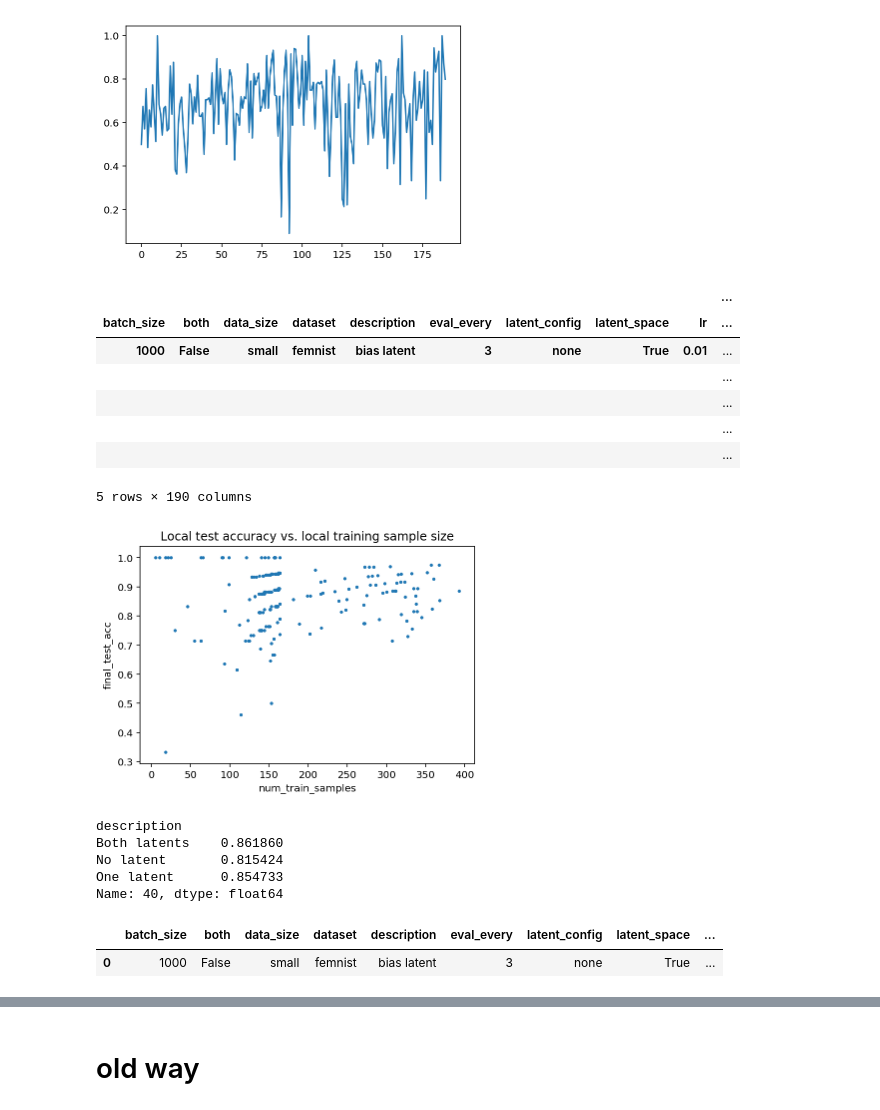
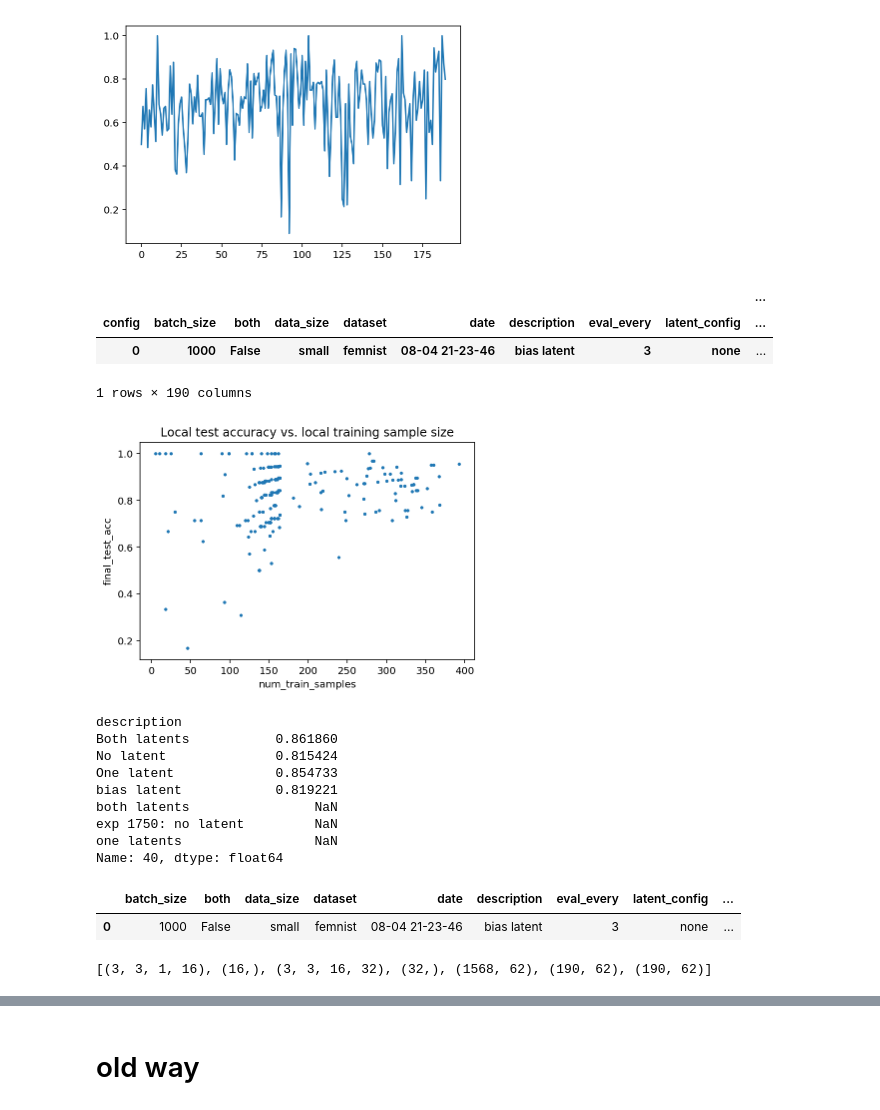
Before and after one commit to milesaturpin/latent-variable-nn, a Jupyter notebook: notebooks/femnist_results.ipynb, the cells around one changed output, grey strips where cells are left out. Cells and saved outputs as stored; diff of their text form; code cells hidden in the pictures.

```diff
--- a/notebooks/femnist_results.ipynb
+++ b/notebooks/femnist_results.ipynb
@@ -56,11 +56,14 @@ for exp_dir in directories:
     # Merge training stats csv's
     training_stats_files = !cd {exp_path}; ls -d -- training_stats*
     df_list = []
-    for file in training_stats_files:
-        df_list.append(pd.read_csv(os.path.join(exp_path, file)))
-    df = pd.concat(df_list)
-    df = df.set_index(['epoch', 'gid'])
-    results_df_list.append(df)
+    try:
+        for file in training_stats_files:
+            df_list.append(pd.read_csv(os.path.join(exp_path, file)))
+        df = pd.concat(df_list)
+        df = df.set_index(['epoch', 'gid'])
+        results_df_list.append(df)
+    except:
+        pass
 
     # load hyperparam json file
     with open(os.path.join(exp_path, 'hyperparams.json'),'r') as f:
@@ -124,11 +127,14 @@ for exp_dir in directories:
     # Merge training stats csv's
     training_stats_files = !cd {exp_path}; ls -d -- training_stats*
     df_list = []
-    for file in training_stats_files:
-        df_list.append(pd.read_csv(os.path.join(exp_path, file)))
-    df = pd.concat(df_list)
-    df = df.set_index(['epoch', 'gid'])
-    results_df_list.append(df)
+    try:
+        for file in training_stats_files:
+            df_list.append(pd.read_csv(os.path.join(exp_path, file)))
+        df = pd.concat(df_list)
+        df = df.set_index(['epoch', 'gid'])
+        results_df_list.append(df)
+    except:
+        pass
 
     # load hyperparam json file
     with open(os.path.join(exp_path, 'hyperparams.json'),'r') as f:
@@ -137,10 +143,17 @@ for exp_dir in directories:
         hyperparams.append(hyper)
         # Need this so can groupby later
         mod_hyper['z_dim'] = str(mod_hyper['z_dim'])
+        # clean up date string
+        mod_hyper['date'] = re.sub('_',' ', re.sub('/','', re.sub('2019-','',exp_dir)))
+
         if mod_hyper['seed'] is None:
             mod_hyper['seed']=-1
         if mod_hyper['description'] is None:
             mod_hyper['description']=-1
+        try:
+            mod_hyper['latent_config']
+        except:
+            mod_hyper['latent_config']='NA'
         mod_hyperparams.append(mod_hyper)
 
 config_df = pd.concat((pd.Series(param_dict) for param_dict in mod_hyperparams), axis=1).T
@@ -326,7 +334,7 @@ def inner_transpose(df):
 
 hyper_df = (
     config_df
-    .rename_axis(index='config')
+    .rename_axis('config', axis=0)
     .reset_index()
     .groupby(['config'] + list(config_df.columns))
     # query the results dataframe from config_df_list
@@ -335,30 +343,30 @@ hyper_df = (
     .apply(lambda df: results_df_list[df['config'].values[0]]['test_acc'].unstack())
     )
 # %%
-hyper_df.loc[0].head()
+hyper_df.head(1)
 # %% [output]
 |  |  |  |  |  |  |  |  |  | ... |
-| batch_size | both | data_size | dataset | description | eval_every | latent_config | latent_space | lr | ... |
-| 1000 | False | small | femnist | bias latent | 3 | none | True | 0.01 | ... |
-|  |  |  |  |  |  |  |  |  | ... |
-|  |  |  |  |  |  |  |  |  | ... |
-|  |  |  |  |  |  |  |  |  | ... |
-|  |  |  |  |  |  |  |  |  | ... |
+| config | batch_size | both | data_size | dataset | date | description | eval_every | latent_config | ... |
+| 0 | 1000 | False | small | femnist | 08-04 21-23-46 | bias latent | 3 | none | ... |
-5 rows × 190 columns
+1 rows × 190 columns
 # %%
-config_num = 8
+config_num = 0
 pd.concat([hyper_df.loc[config_num].tail(1).reset_index(drop=True).T[0].rename('final_test_acc'),
            samples_per_writer], axis=1).plot.scatter(x='num_train_samples', y='final_test_acc', s=5)
 plt.title('Local test accuracy vs. local training sample size');
 # %% [output]
-[figure, old version]
+[figure, new version]
 # %%
-hyper_df.pipe(inner_transpose).groupby(level=5).mean()[40]
+hyper_df.pipe(inner_transpose).groupby(level=6).mean()[40]
 # %% [output]
 description
-Both latents    0.861860
-No latent       0.815424
-One latent      0.854733
+Both latents           0.861860
+No latent              0.815424
+One latent             0.854733
+bias latent            0.819221
+both latents                NaN
+exp 1750: no latent         NaN
+one latents                 NaN
 Name: 40, dtype: float64
 # %%
 config_num = 0
@@ -366,8 +374,12 @@ display(config_df.loc[config_num].to_frame().T)
 with open(os.path.join('../experiments/femnist', directories[config_num], 'model_weights.pickle'), 'rb') as f:
     model_weights=pickle.load(f)
 # %% [output]
-|  | batch_size | both | data_size | dataset | description | eval_every | latent_config | latent_space | ... |
-| 0 | 1000 | False | small | femnist | bias latent | 3 | none | True | ... |
+|  | batch_size | both | data_size | dataset | date | description | eval_every | latent_config | ... |
+| 0 | 1000 | False | small | femnist | 08-04 21-23-46 | bias latent | 3 | none | ... |
+# %%
+[x.shape for x in model_weights]
+# %% [output]
+[(3, 3, 1, 16), (16,), (3, 3, 16, 32), (32,), (1568, 62), (190, 62), (190, 62)]
 # %%
 %load_ext autoreload
 %autoreload 2
```
Also changed, not shown: parts of 6 cells of this notebook, 1 other file.
